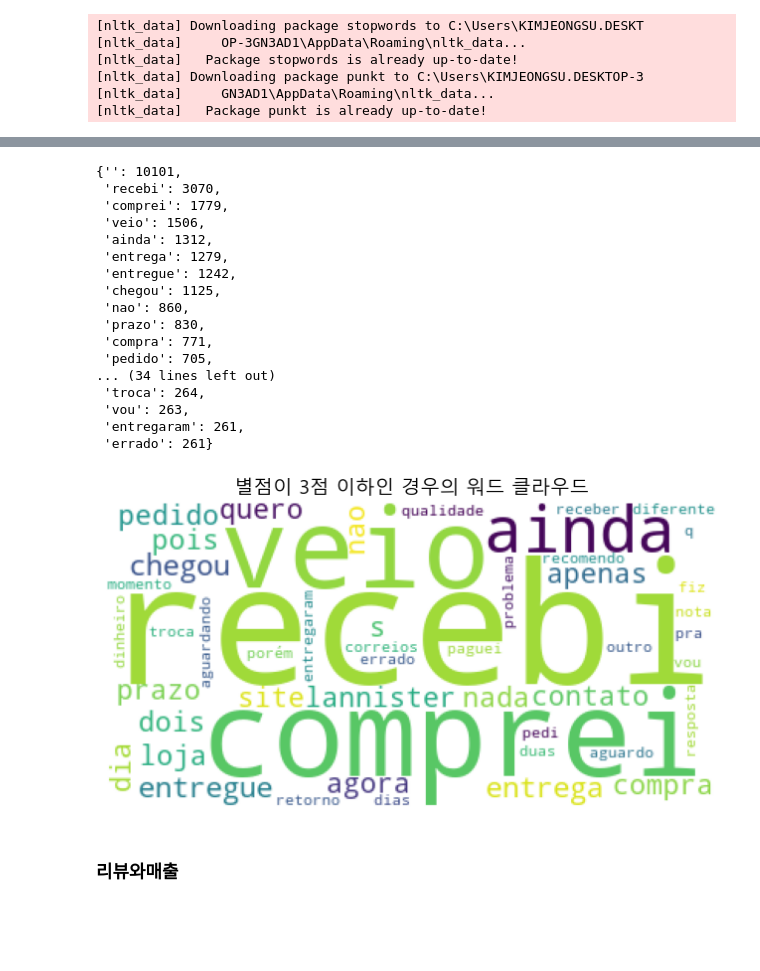
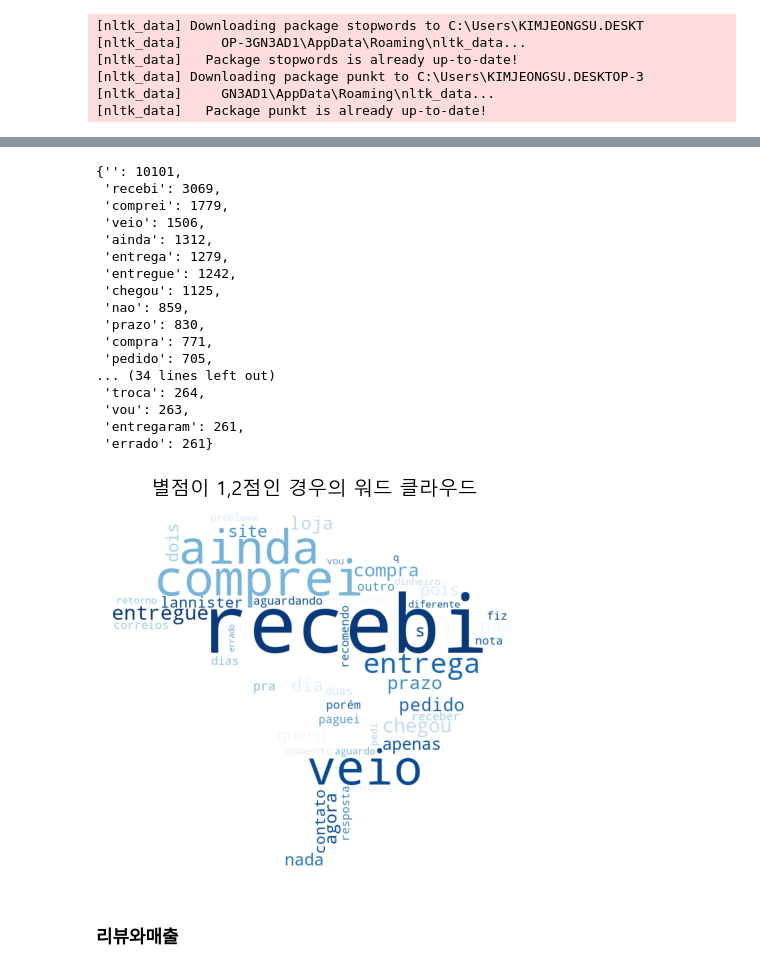
Before and after one commit to DEAProject4/PROJECT, a Jupyter notebook: wordcloud.ipynb, the cells around one changed output, grey strips where cells are left out. Saved outputs shown, nothing was run; the diff lists cells and outputs as text; code cells hidden in the pictures; blank space fills up the shorter version.

```diff
--- a/wordcloud.ipynb
+++ b/wordcloud.ipynb
@@ -35,16 +48,11 @@ matplotlib.rcParams['axes.unicode_minus'] =False
 # 디비 연결
 def rds_python_conn():
     import psycopg2
-    import json
-    from sqlalchemy import create_engine
     # rds와 python 연동을 위한 정보 입력
-    with open('postgres.info.json','r') as json_file:
-        db_info = json.load(json_file)
-
-    host = db_info.get('host')
+    host = "postgres.c4brhfvhrm5g.ap-northeast-2.rds.amazonaws.com"
     dbname = 'postgres'
     user = 'postgres'
-    password = db_info.get('password')
+    password = "postgres123"
     port = 5432
 
     connection = psycopg2.connect(host=host,
@@ -53,11 +61,3 @@ def rds_python_conn():
                                   password=password ,
                                   port=port)
     return connection
-
-def sql(SQL):
-    connection = rds_python_conn()
-    cur = connection.cursor()
-
-    cur.execute(SQL)
-    rows = cur.fetchall()
-    return rows
@@ -318,14 +237,14 @@ dic_ = dict(word_frequencies)
 dic_
 # %% [output]
 {'': 10101,
- 'recebi': 3070,
+ 'recebi': 3069,
  'comprei': 1779,
  'veio': 1506,
  'ainda': 1312,
  'entrega': 1279,
  'entregue': 1242,
  'chegou': 1125,
- 'nao': 860,
+ 'nao': 859,
  'prazo': 830,
  'compra': 771,
  'pedido': 705,
@@ -335,16 +254,26 @@ dic_
  'entregaram': 261,
  'errado': 261}
 # %%
+icon = Image.open('images.png')
+mask = Image.new("RGB", icon.size, (255,255,255))
+mask.paste(icon,icon)
+mask = np.array(mask)
+
+
+
+
 wordcloud = WordCloud(relative_scaling = 0.2,
                       background_color='white',
+                      colormap='Blues' ,
+                      mask=mask
                       ).generate_from_frequencies(dic_)
-plt.figure(figsize=(10,4))
+# plt.figure(figsize=(10,7))
 plt.imshow(wordcloud)
 plt.axis('off')
 plt.title('별점이 1,2점인 경우의 워드 클라우드',fontsize=14)
 plt.show( )
 # %% [output]
-[figure, old version]
+[figure, new version]
 # %% [markdown]
 ### 리뷰와매출
 # %%
```
Also changed, not shown: parts of 24 cells of this notebook, 3 other files.
